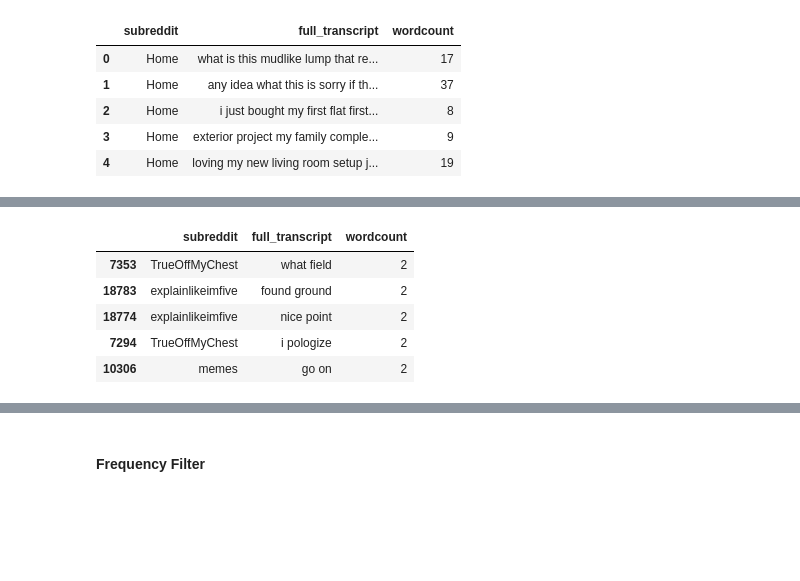
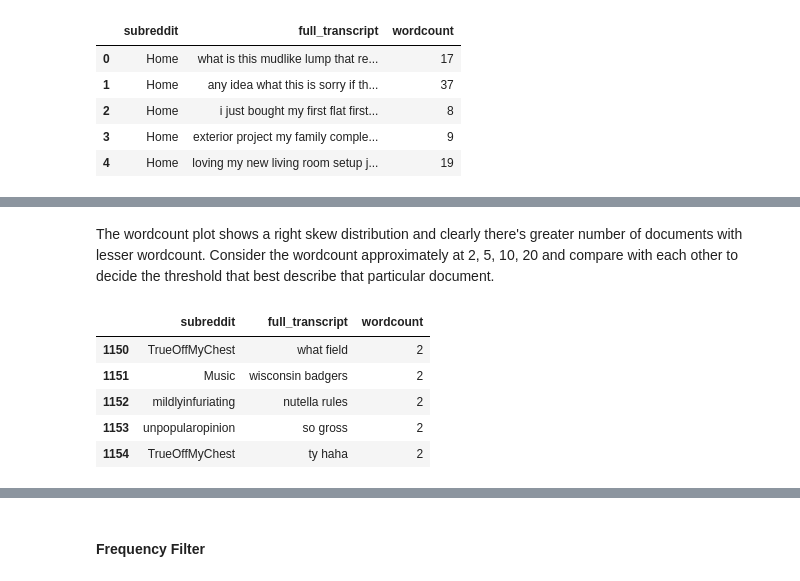
Before and after one commit to Leslieyuan988/Automatic-Classification-for-Cognitive-Engagement-in-Reddit-Discussion-Forums-using-Natural-Language, a Jupyter notebook: data_preprocessing.ipynb, the cells around one changed output, grey strips where cells are left out. Cells and saved outputs as stored; diff of their text form; code cells hidden in the pictures; blank space fills up the shorter version.

```diff
--- a/data_preprocessing.ipynb
+++ b/data_preprocessing.ipynb
@@ -138,8 +136,9 @@ cleaned_corpus.to_csv('cleaned_corpus.csv', index=False)
 # %% [markdown]
 #### Minimum word count
 # %%
-cleaned_corpus['wordcount'] = cleaned_corpus["full_transcript"].apply(lambda x: len(x.split()))
-cleaned_corpus.head()
+wc_corpus = cleaned_corpus
+wc_corpus['wordcount'] = wc_corpus["full_transcript"].apply(lambda x: len(x.split()))
+wc_corpus.head()
 # %% [output]
 |  | subreddit | full_transcript | wordcount |
 | 0 | Home | what is this mudlike lump that re... | 17 |
@@ -148,9 +147,9 @@ cleaned_corpus.head()
 | 3 | Home | exterior project my family comple... | 9 |
 | 4 | Home | loving my new living room setup j... | 19 |
 # %%
-cleaned_corpus = cleaned_corpus[cleaned_corpus.wordcount > 0]
-cleaned_corpus = cleaned_corpus.sort_values(by=['wordcount'])
-cleaned_corpus = cleaned_corpus.drop_duplicates(subset=['full_transcript'], keep=False)
-cleaned_corpus.head()
+wc_corpus = wc_corpus[wc_corpus.wordcount > 0]
+wc_corpus = wc_corpus.sort_values(by=['wordcount'])
+wc_corpus = wc_corpus.drop_duplicates(subset=['full_transcript'], keep=False).reset_index(drop=True)
+wc_corpus.head()
 # %% [output]
 |  | subreddit | full_transcript | wordcount |
@@ -161,0 +161,12 @@ cleaned_corpus.head()
+# %%
+wc_100_df = wc_corpus[wc_corpus.wordcount < 100]
+
+plt.rcParams['figure.figsize'] = [30, 15]
+sns.set_theme(style="whitegrid")
+h = sns.histplot(wc_100_df, x="wordcount", binwidth=1)
+h.axes.set_title("Number of documents with N wordcounts",fontsize=40)
+h.set_xlabel("Wordcounts",fontsize=30)
+h.set_ylabel("Number of documents",fontsize=30)
+h.tick_params(labelsize=20, axis='x')
+h.tick_params(labelsize=20, axis='y')
+plt.show()
@@ -162,9 +175,12 @@ cleaned_corpus.head()
+# %% [markdown]
+The wordcount plot shows a right skew distribution and clearly there's greater number of documents with lesser wordcount. Consider the wordcount approximately at 2, 5, 10, 20 and compare with each other to decide the threshold that best describe that particular document.
 # %%
-cleaned_corpus[cleaned_corpus.wordcount == 2].head()
+pd.set_option('display.max_colwidth', None)
+wc_100_df[wc_100_df.wordcount == 2].head()
 # %% [output]
 |  | subreddit | full_transcript | wordcount |
-| 7353 | TrueOffMyChest | what field | 2 |
-| 18783 | explainlikeimfive | found ground | 2 |
-| 18774 | explainlikeimfive | nice point | 2 |
-| 7294 | TrueOffMyChest | i pologize | 2 |
-| 10306 | memes | go on | 2 |
+| 1150 | TrueOffMyChest | what field | 2 |
+| 1151 | Music | wisconsin badgers | 2 |
+| 1152 | mildlyinfuriating | nutella rules | 2 |
+| 1153 | unpopularopinion | so gross | 2 |
+| 1154 | TrueOffMyChest | ty haha | 2 |
```
Also changed, not shown: parts of 27 cells of this notebook, 1 other file.
